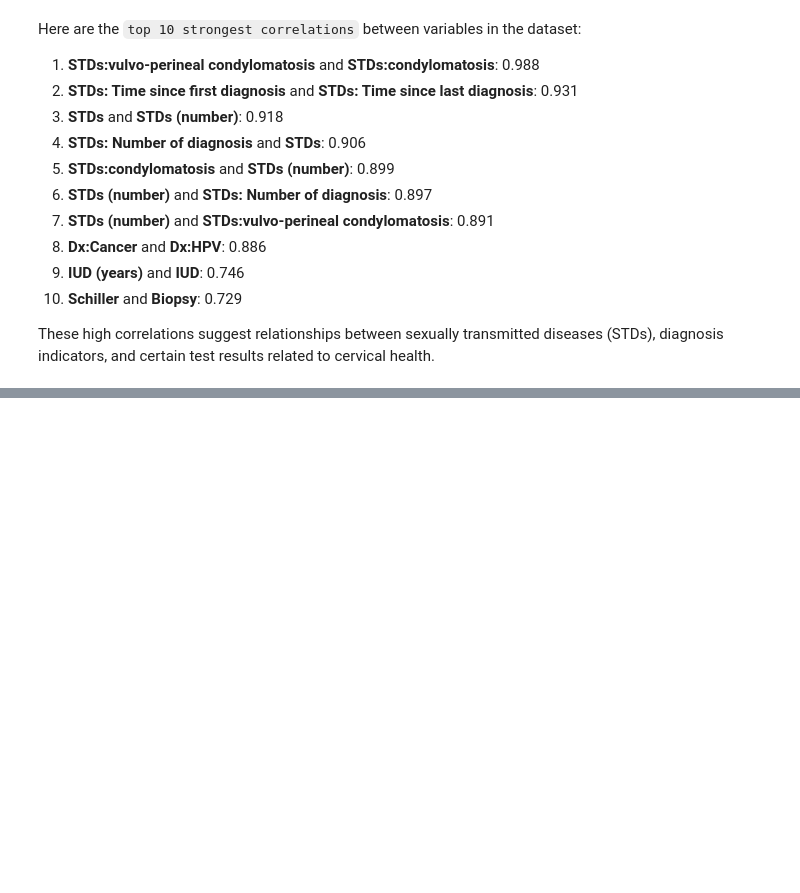
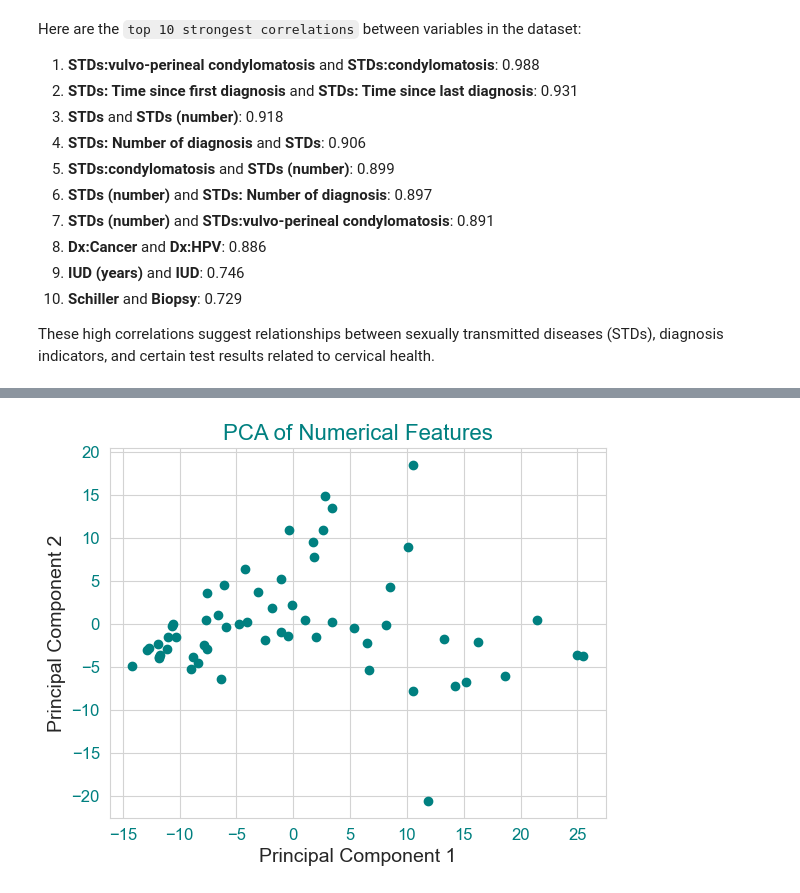
Before and after one commit to faizan-yousaf/Cervical_Cancer_Analysis, a Jupyter notebook: notebook/cervial_cancer_analysis.ipynb, the cells around one changed output, grey strips where cells are left out. Saved outputs shown, nothing was run; the diff lists cells and outputs as text; code cells hidden in the pictures; blank space fills up the shorter version.

```diff
--- a/notebook/cervial_cancer_analysis.ipynb
+++ b/notebook/cervial_cancer_analysis.ipynb
@@ -486,3 +486,11 @@ dtype: float64
 Data inconsistancies:
 # %%
 # we will write a function that will convert all the columns which has only 2 values, i.e. 0 and 1 into boolean data type which can be useful in the next phase for the model training.
+# %%
+# 2. Analyze Data Types and Missing Values:
+
+categorical_cols = df.select_dtypes(include=['object', 'category']).columns
+numerical_cols = df.select_dtypes(include=['int64', 'float64']).columns
+
+print("The number of categorical columns is:", len(categorical_cols))
+print("The number of numerical columns is:", len(numerical_cols))
@@ -505,0 +562,14 @@ These high correlations suggest relationships between sexually transmitted disea
+# %%
+# Dimensionality Reduction Techniques
+
+from sklearn.decomposition import PCA
+
+pca = PCA(n_components=2)  # Choose the number of components to visualize
+pca_result = pca.fit_transform(df[numerical_cols].dropna())
+plt.scatter(pca_result[:, 0], pca_result[:, 1])
+plt.title('PCA of Numerical Features')
+plt.xlabel('Principal Component 1')
+plt.ylabel('Principal Component 2')
+plt.show()
+# %% [output]
+[figure, added]
```
Also changed, not shown: parts of 13 cells of this notebook.
